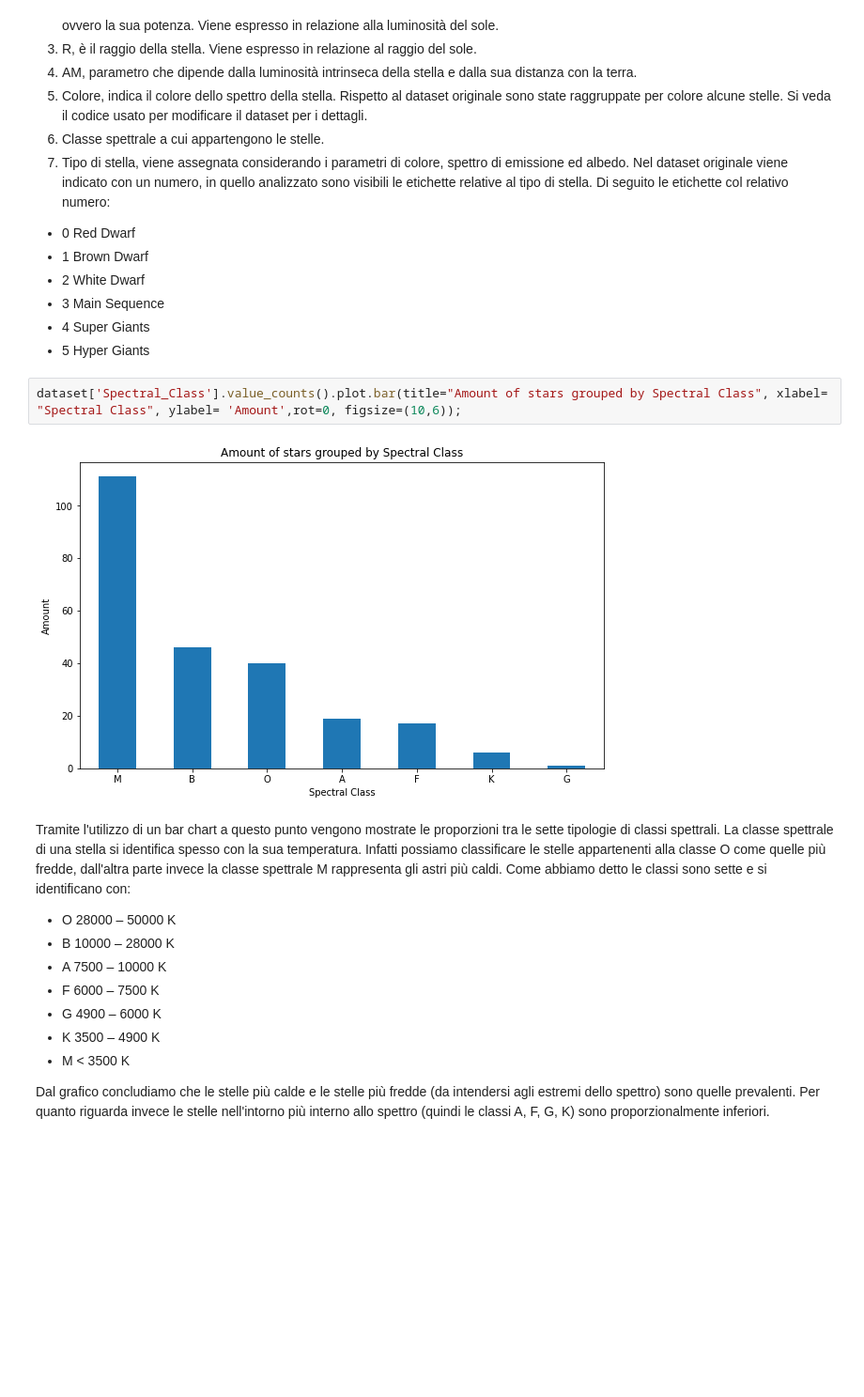
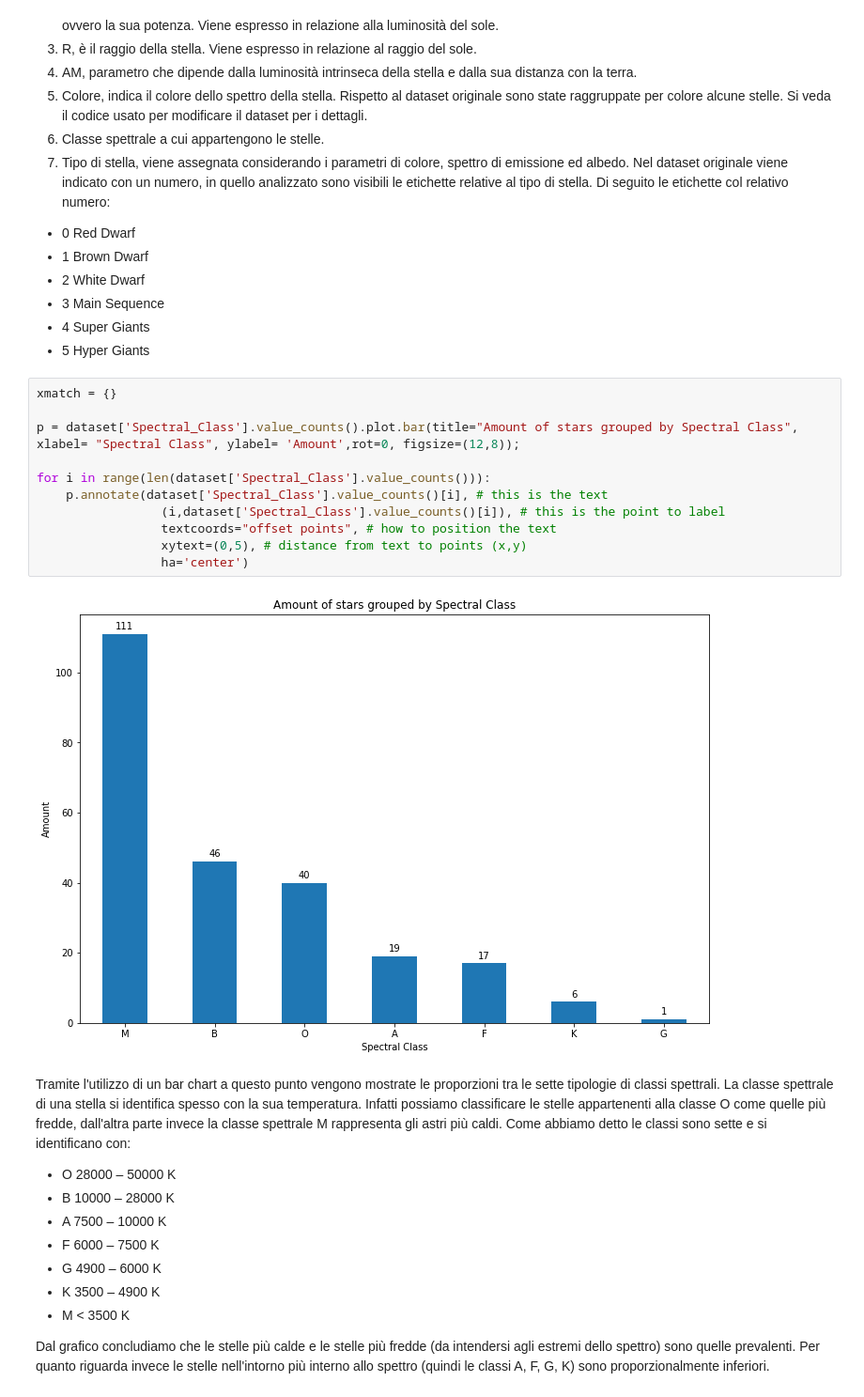
Before and after one commit to riccardomirarchi/nasastarsclassification, a Jupyter notebook: plots.ipynb, the cells around one changed output. Shown at 94% size. Drawn from its saved outputs; the diff is of its cells as text; blank space fills up the shorter version.

```diff
--- a/plots.ipynb
+++ b/plots.ipynb
@@ -45,10 +45,19 @@ Gli attributi sono rispettivamente:
 - 3 Main Sequence
 - 4 Super Giants
 - 5 Hyper Giants
-# %%
-dataset['Spectral_Class'].value_counts().plot.bar(title="Amount of stars grouped by Spectral Class", xlabel= "Spectral Class", ylabel= 'Amount',rot=0, figsize=(10,6));
-# %% [output]
-[figure, removed]
+# %%
+xmatch = {}
+
+p = dataset['Spectral_Class'].value_counts().plot.bar(title="Amount of stars grouped by Spectral Class", xlabel= "Spectral Class", ylabel= 'Amount',rot=0, figsize=(12,8));
+
+for i in range(len(dataset['Spectral_Class'].value_counts())):
+    p.annotate(dataset['Spectral_Class'].value_counts()[i], # this is the text
+                 (i,dataset['Spectral_Class'].value_counts()[i]), # this is the point to label
+                 textcoords="offset points", # how to position the text
+                 xytext=(0,5), # distance from text to points (x,y)
+                 ha='center')
+# %% [output]
+[figure, added]
 # %% [markdown]
 Tramite l'utilizzo di un bar chart a questo punto vengono mostrate le proporzioni tra le sette tipologie di classi spettrali. La classe spettrale di una stella si identifica spesso con la sua temperatura. Infatti possiamo classificare le stelle appartenenti alla classe O come quelle più fredde, dall'altra parte invece la classe spettrale M rappresenta gli astri più caldi.
 Come abbiamo detto le classi sono sette e si identificano con:
```
Also changed, not shown: parts of 2 cells of this notebook.
